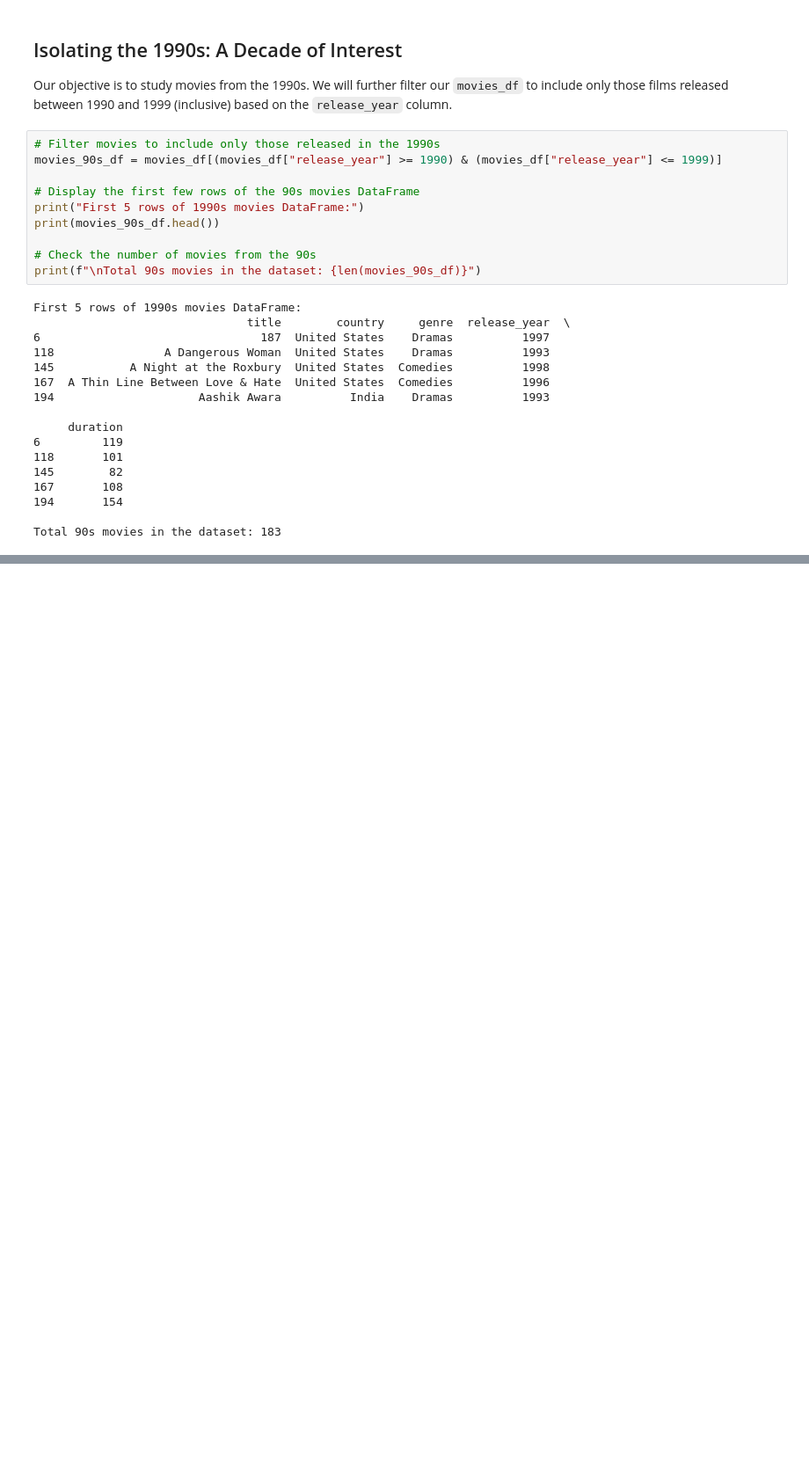
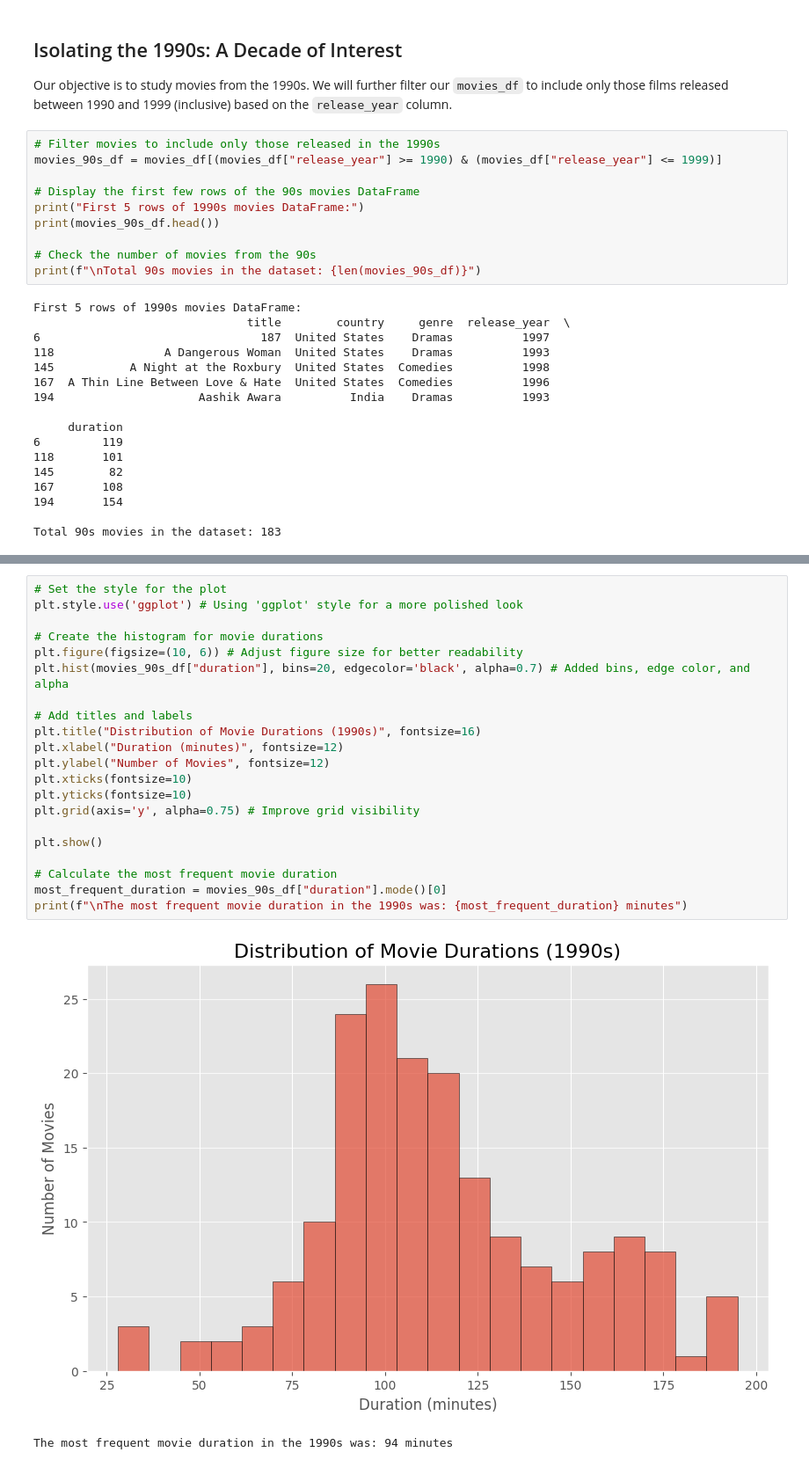
Before and after one commit to eduardo-oliveira-dev/Netflix_90s_Movie_Analysis, a Jupyter notebook: notebook.ipynb, the cells around one changed output, grey strips where cells are left out. Shown at 88% size. Drawn from its saved outputs; the diff is of its cells as text; blank space fills up the shorter version.

Commit message:
feat: Analyze and visualize 1990s movie duration distribution

```diff
--- a/notebook.ipynb
+++ b/notebook.ipynb
@@ -130,0 +135,24 @@ Total 90s movies in the dataset: 183
+# %%
+# Set the style for the plot
+plt.style.use('ggplot') # Using 'ggplot' style for a more polished look
+
+# Create the histogram for movie durations
+plt.figure(figsize=(10, 6)) # Adjust figure size for better readability
+plt.hist(movies_90s_df["duration"], bins=20, edgecolor='black', alpha=0.7) # Added bins, edge color, and alpha
+
+# Add titles and labels
+plt.title("Distribution of Movie Durations (1990s)", fontsize=16)
+plt.xlabel("Duration (minutes)", fontsize=12)
+plt.ylabel("Number of Movies", fontsize=12)
+plt.xticks(fontsize=10)
+plt.yticks(fontsize=10)
+plt.grid(axis='y', alpha=0.75) # Improve grid visibility
+
+plt.show()
+
+# Calculate the most frequent movie duration
+most_frequent_duration = movies_90s_df["duration"].mode()[0]
+print(f"\nThe most frequent movie duration in the 1990s was: {most_frequent_duration} minutes")
+# %% [output]
+[figure, added]
+The most frequent movie duration in the 1990s was: 94 minutes
```
Also changed, not shown: parts of 1 cell of this notebook.
